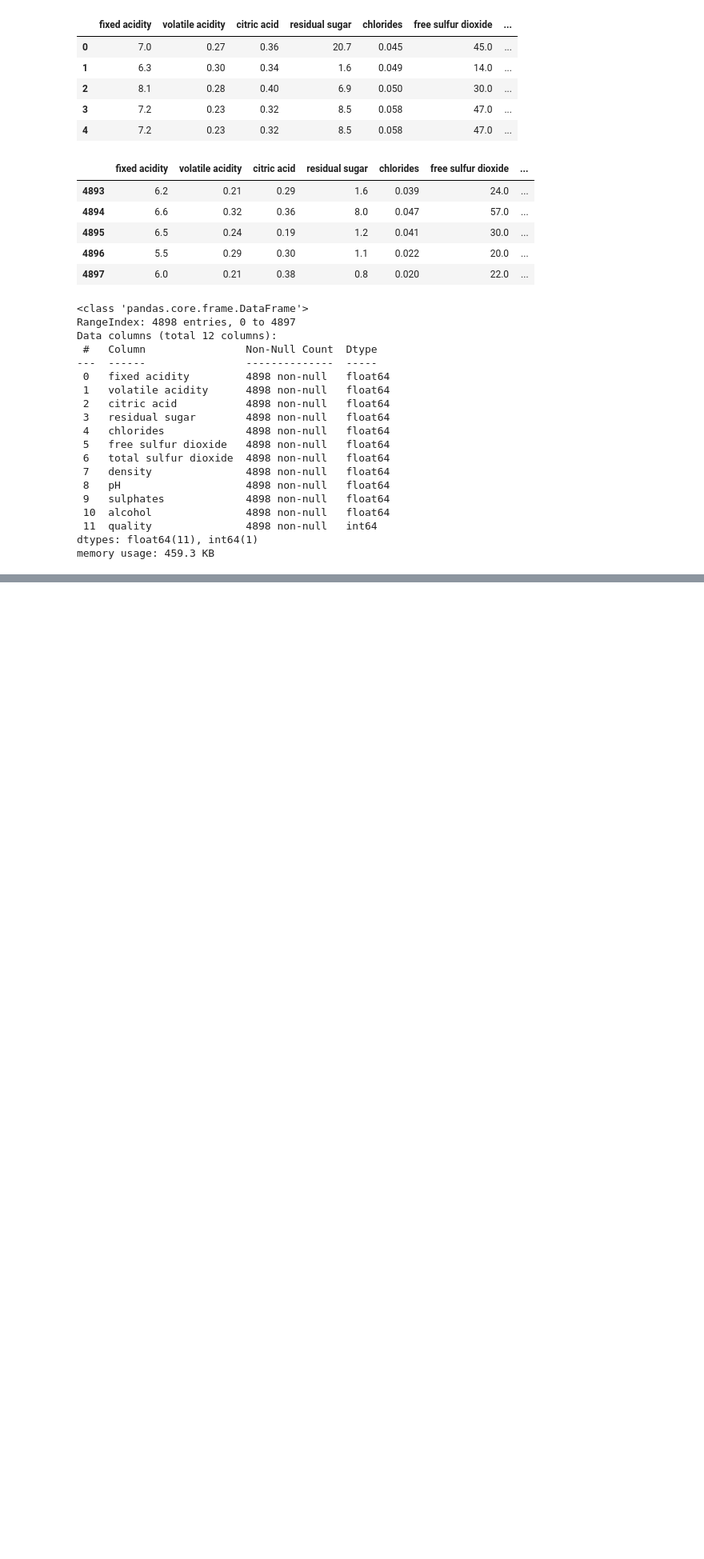
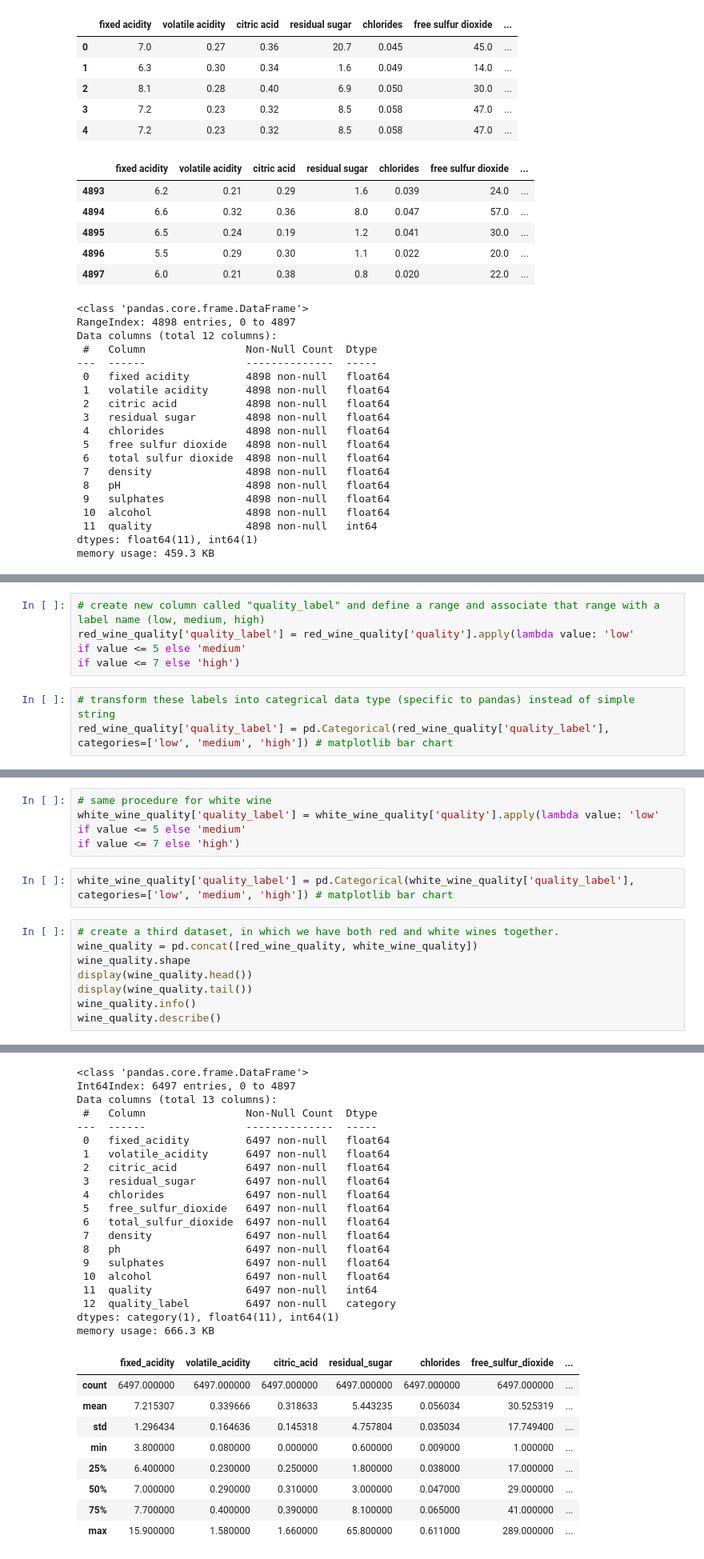
Before and after one commit to MaxLopezSalgado/wine_quality, a Jupyter notebook: wine_quality.ipynb, the cells around one changed output, grey strips where cells are left out. Shown at 80% size. Saved outputs shown, nothing was run; the diff lists cells and outputs as text; blank space fills up the shorter version.

Commit message:
Concatenated data sets and created a new wine_quality column

```diff
--- a/wine_quality.ipynb
+++ b/wine_quality.ipynb
@@ -126,0 +188,9 @@ memory usage: 459.3 KB
+# %%
+# create new column called "quality_label" and define a range and associate that range with a label name (low, medium, high)
+red_wine_quality['quality_label'] = red_wine_quality['quality'].apply(lambda value: 'low'
+if value <= 5 else 'medium'
+if value <= 7 else 'high')
+# %%
+# transform these labels into categrical data type (specific to pandas) instead of simple string
+red_wine_quality['quality_label'] = pd.Categorical(red_wine_quality['quality_label'],
+categories=['low', 'medium', 'high']) # matplotlib bar chart
@@ -126,0 +206,17 @@ memory usage: 459.3 KB
+# %%
+# same procedure for white wine
+white_wine_quality['quality_label'] = white_wine_quality['quality'].apply(lambda value: 'low'
+if value <= 5 else 'medium'
+if value <= 7 else 'high')
+# %%
+white_wine_quality['quality_label'] = pd.Categorical(white_wine_quality['quality_label'],
+categories=['low', 'medium', 'high']) # matplotlib bar chart
+# %%
+# create a third dataset, in which we have both red and white wines together.
+wine_quality = pd.concat([red_wine_quality, white_wine_quality])
+wine_quality.shape
+display(wine_quality.head())
+display(wine_quality.tail())
+wine_quality.info()
+wine_quality.describe()
+# %% [output]
@@ -126,0 +235,29 @@ memory usage: 459.3 KB
+<class 'pandas.core.frame.DataFrame'>
+Int64Index: 6497 entries, 0 to 4897
+Data columns (total 13 columns):
+ #   Column                Non-Null Count  Dtype
+---  ------                --------------  -----
+ 0   fixed_acidity         6497 non-null   float64
+ 1   volatile_acidity      6497 non-null   float64
+ 2   citric_acid           6497 non-null   float64
+ 3   residual_sugar        6497 non-null   float64
+ 4   chlorides             6497 non-null   float64
+ 5   free_sulfur_dioxide   6497 non-null   float64
+ 6   total_sulfur_dioxide  6497 non-null   float64
+ 7   density               6497 non-null   float64
+ 8   ph                    6497 non-null   float64
+ 9   sulphates             6497 non-null   float64
+ 10  alcohol               6497 non-null   float64
+ 11  quality               6497 non-null   int64
+ 12  quality_label         6497 non-null   category
+dtypes: category(1), float64(11), int64(1)
+memory usage: 666.3 KB
+|  | fixed_acidity | volatile_acidity | citric_acid | residual_sugar | chlorides | free_sulfur_dioxide | ... |
+| count | 6497.000000 | 6497.000000 | 6497.000000 | 6497.000000 | 6497.000000 | 6497.000000 | ... |
+| mean | 7.215307 | 0.339666 | 0.318633 | 5.443235 | 0.056034 | 30.525319 | ... |
+| std | 1.296434 | 0.164636 | 0.145318 | 4.757804 | 0.035034 | 17.749400 | ... |
+| min | 3.800000 | 0.080000 | 0.000000 | 0.600000 | 0.009000 | 1.000000 | ... |
+| 25% | 6.400000 | 0.230000 | 0.250000 | 1.800000 | 0.038000 | 17.000000 | ... |
+| 50% | 7.000000 | 0.290000 | 0.310000 | 3.000000 | 0.047000 | 29.000000 | ... |
+| 75% | 7.700000 | 0.400000 | 0.390000 | 8.100000 | 0.065000 | 41.000000 | ... |
+| max | 15.900000 | 1.580000 | 1.660000 | 65.800000 | 0.611000 | 289.000000 | ... |
```
Also changed, not shown: parts of 11 cells of this notebook.
